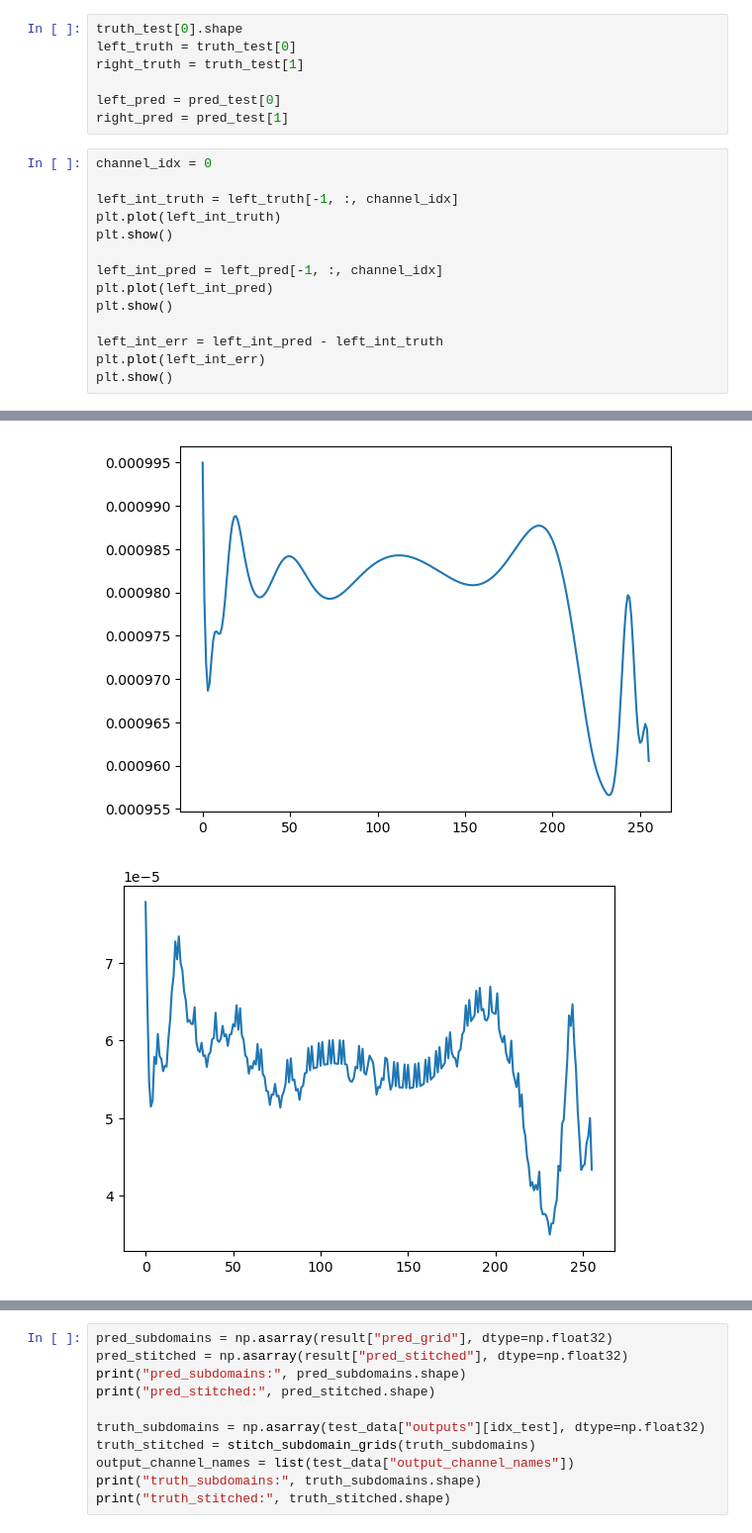
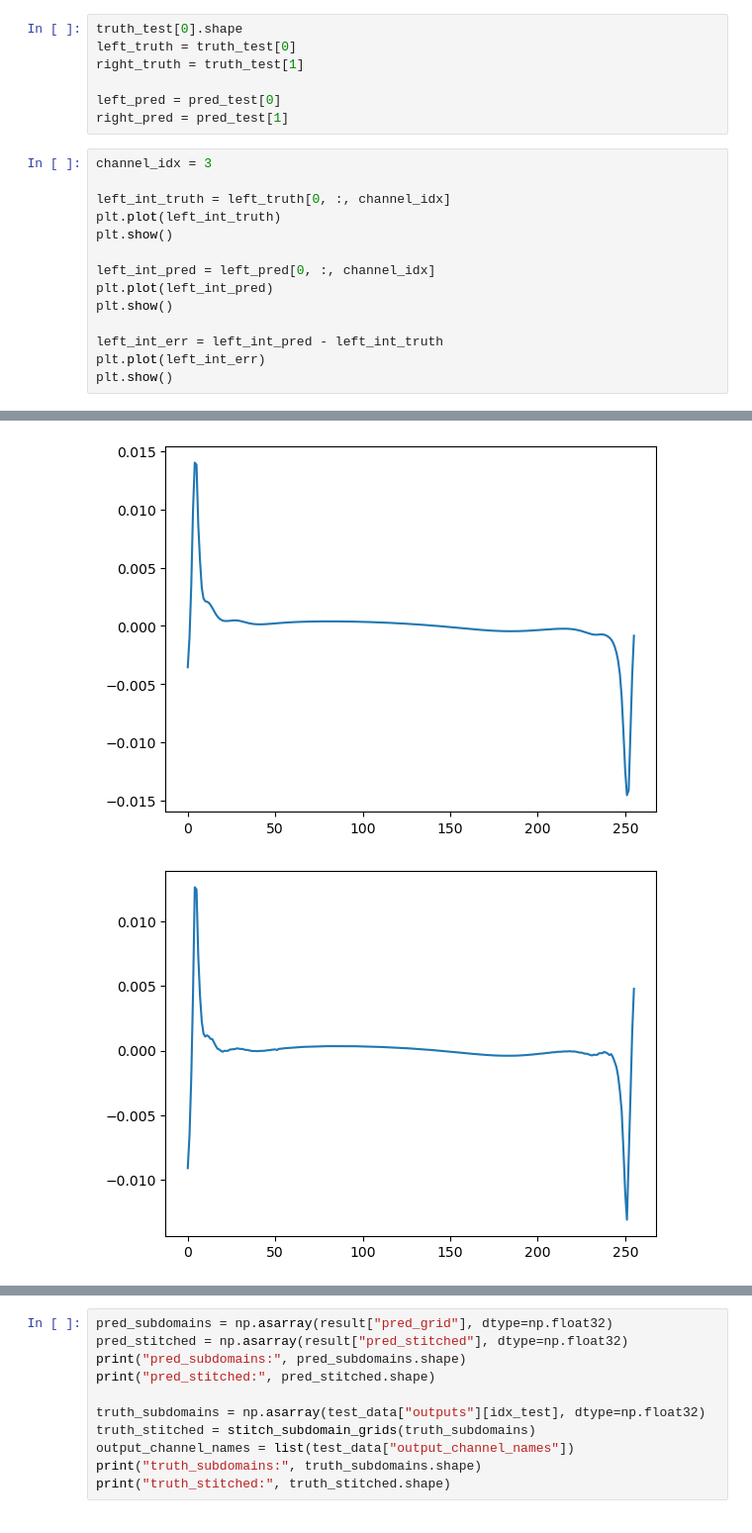
Before and after one commit to lesliekhwang/PIDIF, a Jupyter notebook: FNO/eval_deeponet.ipynb, the cells around one changed output, grey strips where cells are left out. Shown at 99% size. Drawn from its saved outputs; the diff is of its cells as text.

```diff
--- a/FNO/eval_deeponet.ipynb
+++ b/FNO/eval_deeponet.ipynb
@@ -240,13 +240,13 @@ right_truth = truth_test[1]
 left_pred = pred_test[0]
 right_pred = pred_test[1]
 # %%
-channel_idx = 0
+channel_idx = 3
 
-left_int_truth = left_truth[-1, :, channel_idx]
+left_int_truth = left_truth[0, :, channel_idx]
 plt.plot(left_int_truth)
 plt.show()
 
-left_int_pred = left_pred[-1, :, channel_idx]
+left_int_pred = left_pred[0, :, channel_idx]
 plt.plot(left_int_pred)
 plt.show()
 
@@ -258,5 +258,5 @@ plt.show()
-[figure, old version]
+[figure, new version]
-[figure, old version]
+[figure, new version]
 # %%
 right_int_truth = right_truth[0, :, channel_idx]
 plt.plot(right_int_truth)
```
Also changed, not shown: parts of 8 cells of this notebook, 9 other files.
